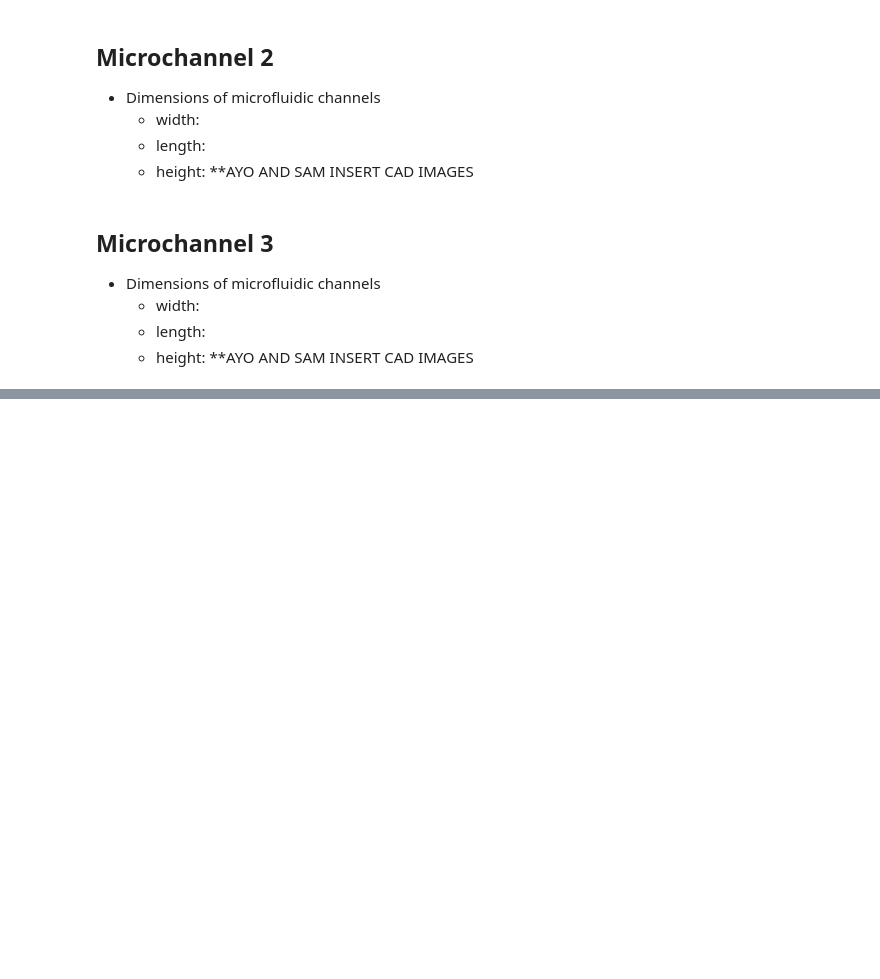
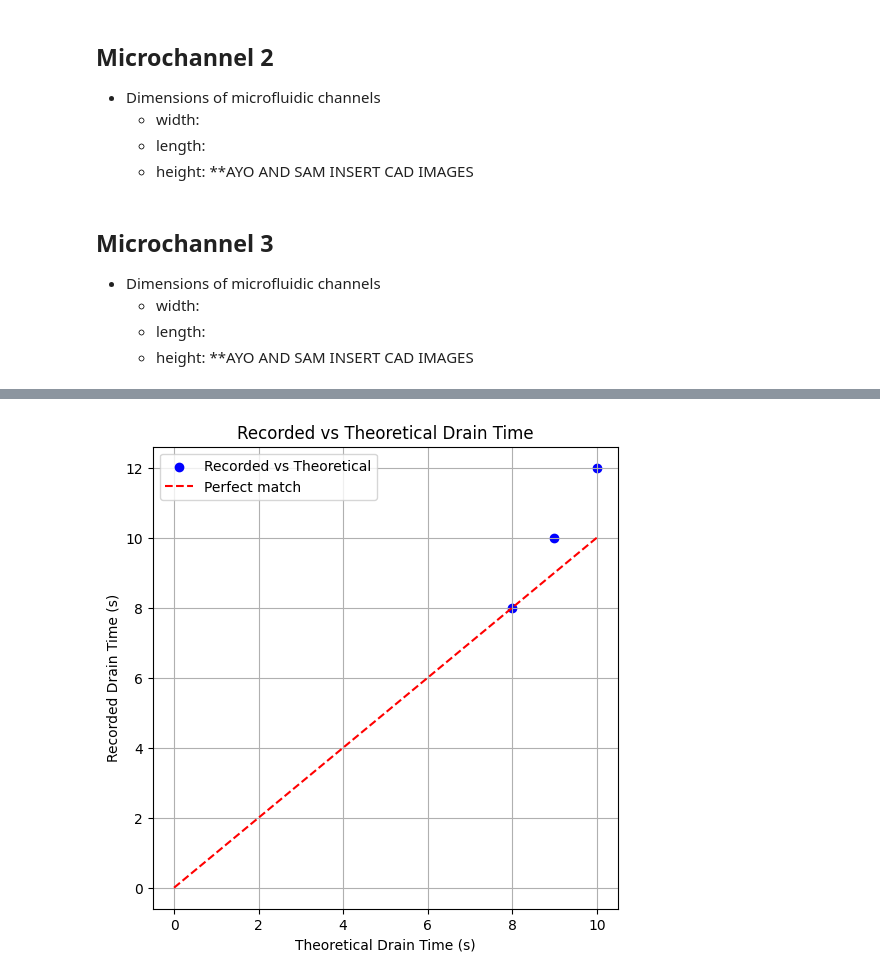
Before and after one commit to skoplik/UW_BIOEN455_2025, a Jupyter notebook: BIOEN_455_ Lab2_ Simple_Microchannels_Student_Version.ipynb, the cells around one changed output, grey strips where cells are left out. Saved outputs shown, nothing was run; the diff lists cells and outputs as text; code cells hidden in the pictures; blank space fills up the shorter version.

```diff
--- a/BIOEN_455_ Lab2_ Simple_Microchannels_Student_Version.ipynb
+++ b/BIOEN_455_ Lab2_ Simple_Microchannels_Student_Version.ipynb
@@ -173,0 +200,23 @@ l = 1 #meters
+# %%
+# Import necessary libraries
+import numpy as np
+import matplotlib.pyplot as plt
+# Add any other necessary libraries here if needed
+
+# Define your data for recorded and theoretical drain times
+# Example data (replace with your actual recorded and theoretical drain times)
+recorded_times = np.array([10,8,12])  # TODO: Replace valuess with actual recorded times
+theoretical_times = np.array([9,8,10])  # TODO: Replace values with actual theoretical times
+
+# Plot the recorded vs theoretical drain times
+plt.figure(figsize=(6,6))
+plt.scatter(theoretical_times, recorded_times, color='blue', label='Recorded vs Theoretical')
+plt.plot([0, max(theoretical_times)], [0, max(theoretical_times)], color='red', linestyle='--', label='Perfect match')
+plt.xlabel('Theoretical Drain Time (s)')
+plt.ylabel('Recorded Drain Time (s)')
+plt.title('Recorded vs Theoretical Drain Time')
+plt.legend()
+plt.grid(True)
+plt.show()
+# %% [output]
+[figure, added]
```
Also changed, not shown: parts of 8 cells of this notebook.
